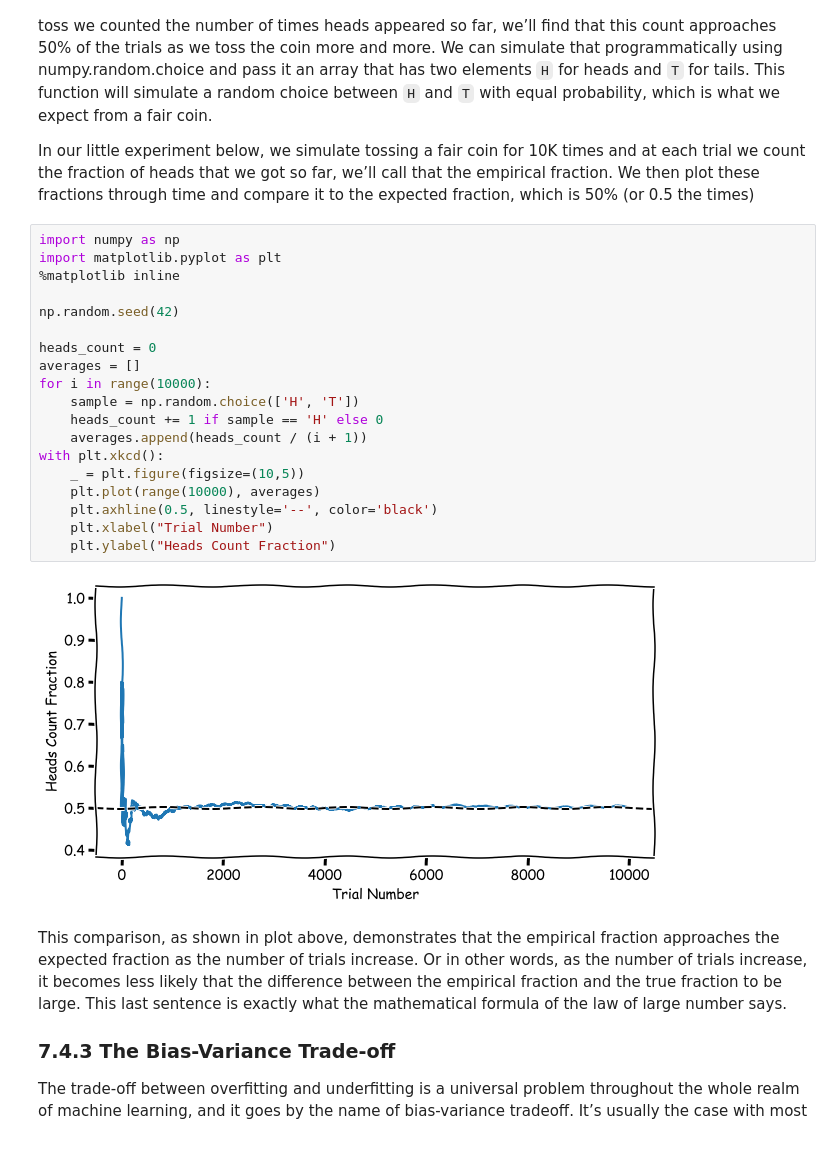
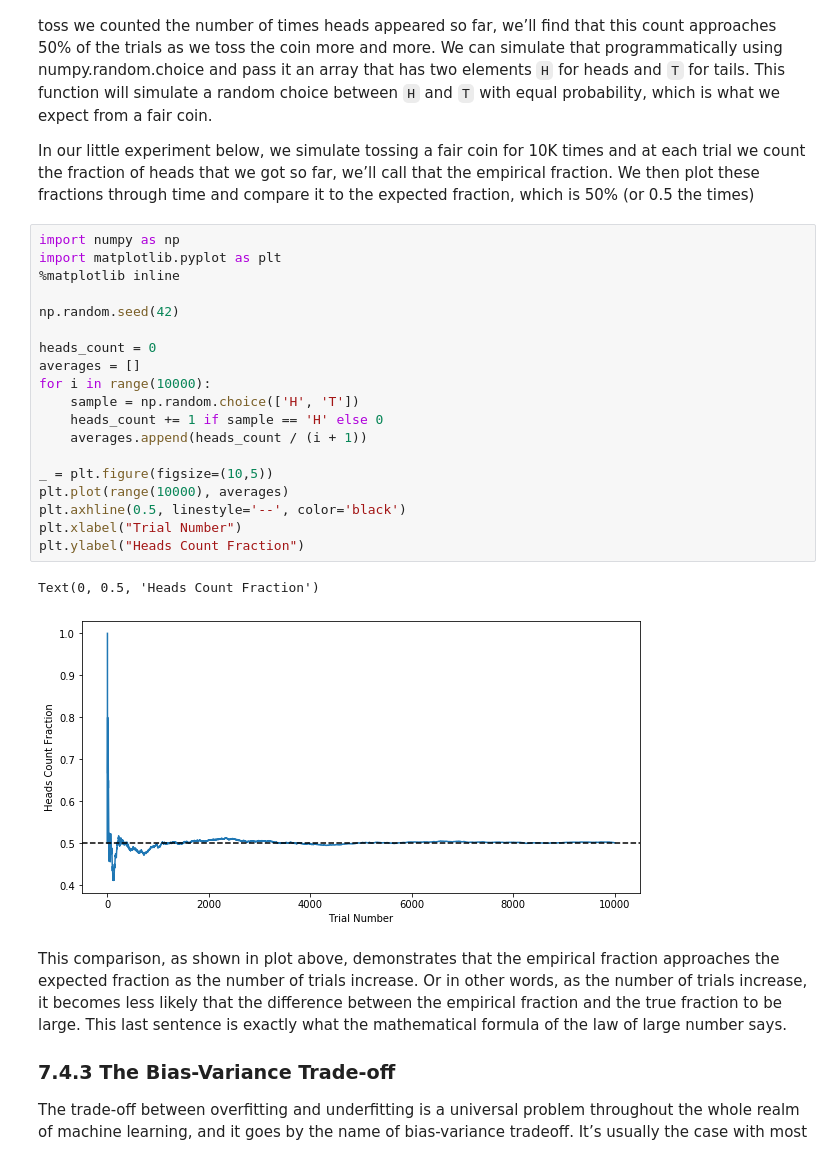
Before and after one commit to Mostafa-Samir/How-Machine-Learning-Works, a Jupyter notebook: Part 2/Chapter 7.ipynb, the cells around one changed output. Saved outputs shown, nothing was run; the diff lists cells and outputs as text.

```diff
--- a/Part 2/Chapter 7.ipynb
+++ b/Part 2/Chapter 7.ipynb
@@ -570,24 +570,25 @@ In our little experiment below, we simulate tossing a fair coin for 10K times an
 # %%
 import numpy as np
 import matplotlib.pyplot as plt
 %matplotlib inline
 
 np.random.seed(42)
 
 heads_count = 0
 averages = []
 for i in range(10000):
     sample = np.random.choice(['H', 'T'])
     heads_count += 1 if sample == 'H' else 0
     averages.append(heads_count / (i + 1))
-with plt.xkcd():
-    _ = plt.figure(figsize=(10,5))
-    plt.plot(range(10000), averages)
-    plt.axhline(0.5, linestyle='--', color='black')
-    plt.xlabel("Trial Number")
-    plt.ylabel("Heads Count Fraction")
+
+_ = plt.figure(figsize=(10,5))
+plt.plot(range(10000), averages)
+plt.axhline(0.5, linestyle='--', color='black')
+plt.xlabel("Trial Number")
+plt.ylabel("Heads Count Fraction")
 # %% [output]
+Text(0, 0.5, 'Heads Count Fraction')
-[figure, old version]
+[figure, new version]
 # %% [markdown]
 This comparison, as shown in plot above, demonstrates that the empirical fraction approaches the expected fraction as the number of trials increase. Or in other words, as the number of trials increase, it becomes less likely that the difference between the empirical fraction and the true fraction to be large. This last sentence is exactly what the mathematical formula of the law of large number says.
 
```
Also changed, not shown: parts of 1 cell of this notebook, 1 other file.
